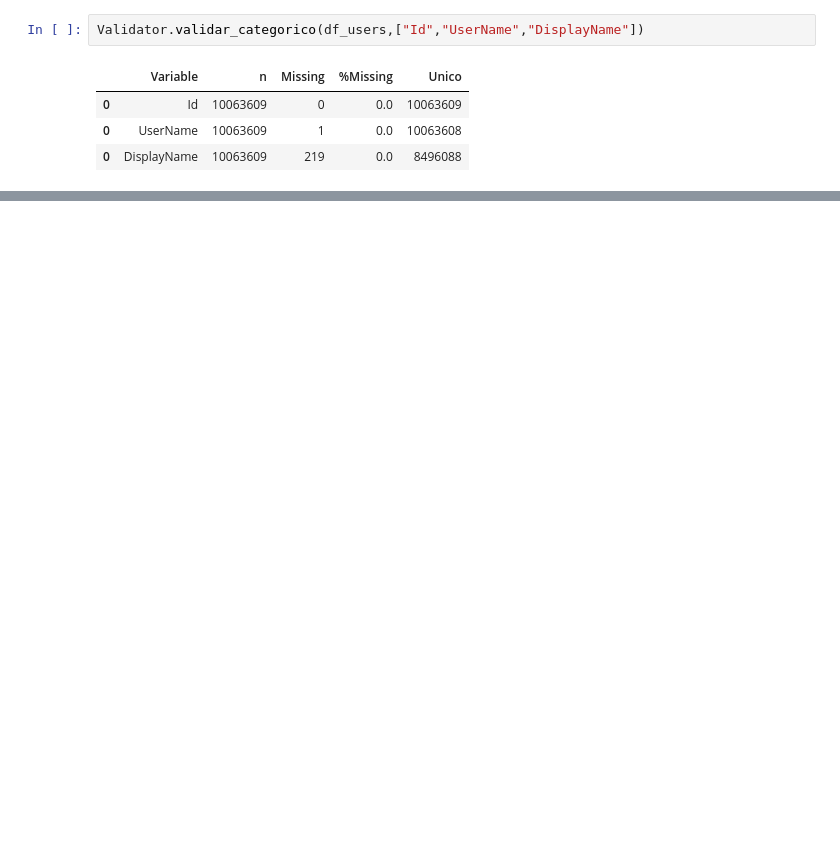
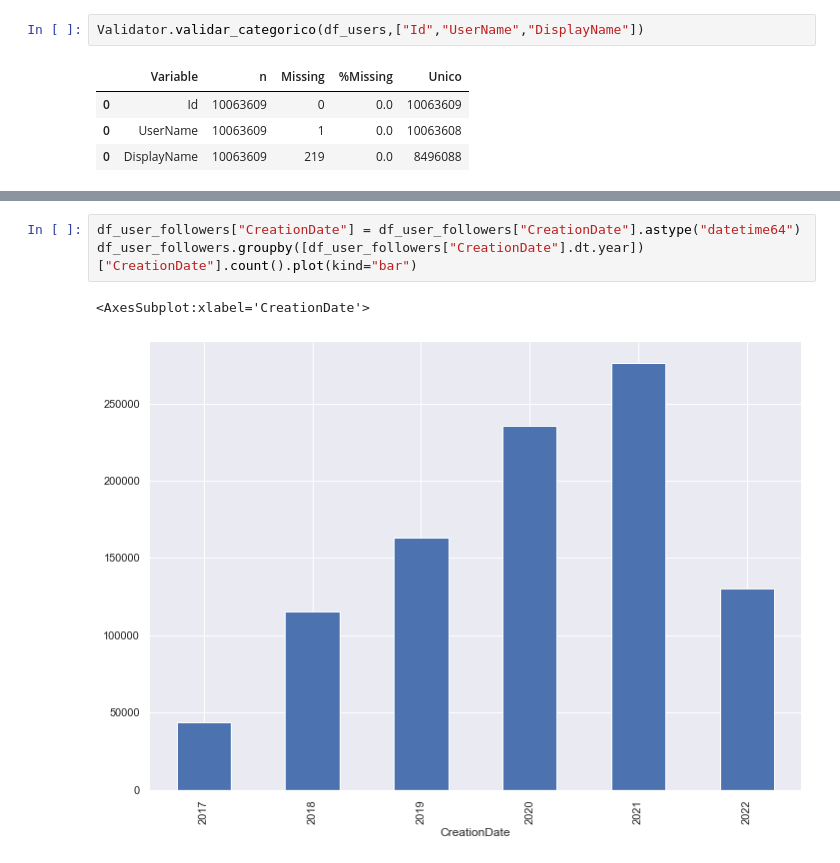
Before and after one commit to jsuasnabarh/kaggle-network-analysis, a Jupyter notebook: notebooks/EDA.ipynb, the cells around one changed output, grey strips where cells are left out. Saved outputs shown, nothing was run; the diff lists cells and outputs as text; blank space fills up the shorter version.

```diff
--- a/notebooks/EDA.ipynb
+++ b/notebooks/EDA.ipynb
@@ -47,0 +157,6 @@ Validator.validar_categorico(df_users,["Id","UserName","DisplayName"])
+# %%
+df_user_followers["CreationDate"] = df_user_followers["CreationDate"].astype("datetime64")
+df_user_followers.groupby([df_user_followers["CreationDate"].dt.year])["CreationDate"].count().plot(kind="bar")
+# %% [output]
+<AxesSubplot:xlabel='CreationDate'>
+[figure, added]
```
Also changed, not shown: parts of 29 cells of this notebook.
